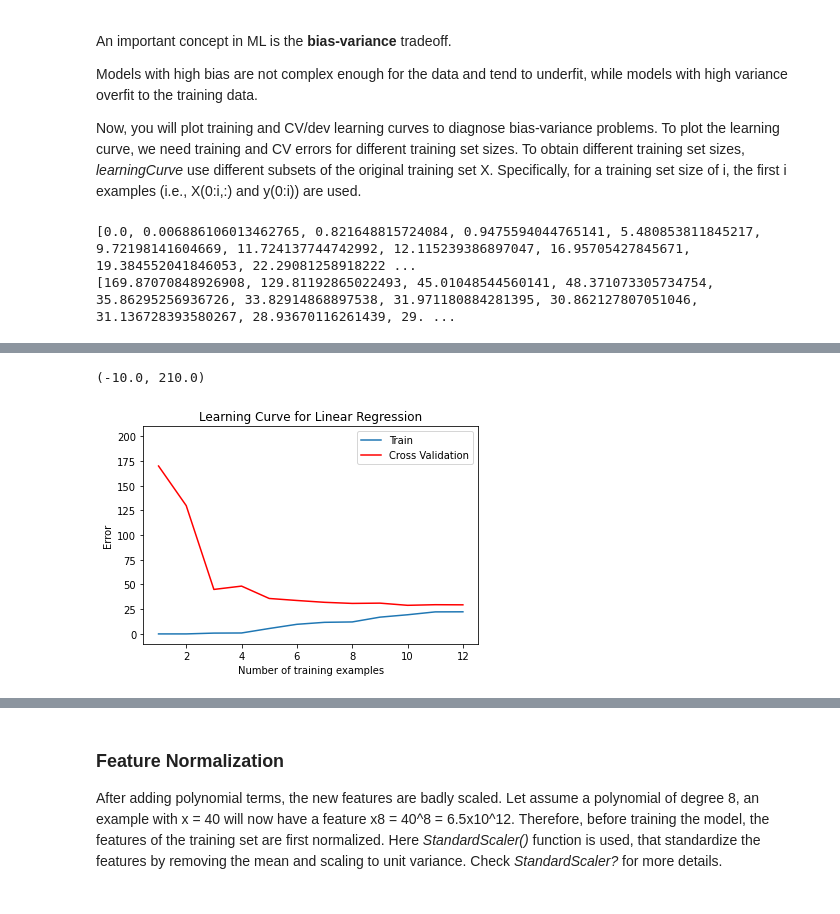
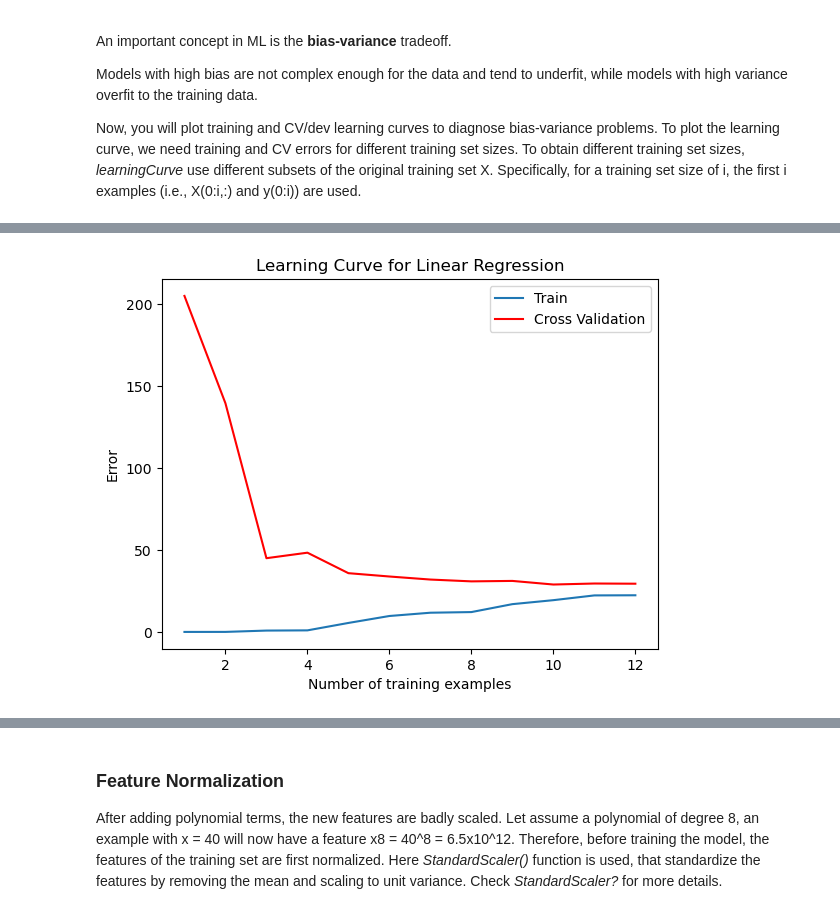
Before and after one commit to renanaferreira/FAA-repository, a Jupyter notebook: 05-ML-Bias-Variance/ML_BiasVariance.ipynb, the cells around one changed output, grey strips where cells are left out. Saved outputs shown, nothing was run; the diff lists cells and outputs as text; code cells hidden in the pictures.

```diff
--- a/05-ML-Bias-Variance/ML_BiasVariance.ipynb
+++ b/05-ML-Bias-Variance/ML_BiasVariance.ipynb
@@ -129,7 +130,8 @@ def gradientDescent(X,y,theta,learn_rate,num_iters,Lambda):
 # %%
 # add an extra columns of 1 to X (recall axis=0 are the rows, axis=1 are the columns)
 n = X.shape[1]
-X_1 = np.append(np.ones((m,1)), X, axis=1)
+X_1 = np.append(np.ones([m,1]), X, axis=1)
+print(X_1.shape)
 
 Lambda = 0
 learn_rate=0.001
@@ -222,9 +227,6 @@ Xval_1 = np.append(np.ones((mval,1)), Xval, axis=1)
 
 #Call learningCurve to compute E_train and E_validation
 error_train, error_val = learningCurve(X_1,y,Xval_1,yval,learn_rate,num_iter, Lambda)
-# %% [output]
-[0.0, 0.006886106013462765, 0.821648815724084, 0.9475594044765141, 5.480853811845217, 9.72198141604669, 11.724137744742992, 12.115239386897047, 16.95705427845671, 19.384552041846053, 22.29081258918222 ...
-[169.87070848926908, 129.81192865022493, 45.01048544560141, 48.371073305734754, 35.86295256936726, 33.82914868897538, 31.971180884281395, 30.862127807051046, 31.136728393580267, 28.93670116261439, 29. ...
 # %% [markdown]
 ### Plot the learning curves
 
@@ -235,14 +237,13 @@ Plot the learning curves as shown in Fig. 3. You can observe that both the train
 # %%
 plt.plot(range(1,m+1),error_train)
 plt.plot(range(1,m+1), error_val,color="r")
 plt.title("Learning Curve for Linear Regression")
 plt.xlabel("Number of training examples")
 plt.ylabel("Error")
 plt.legend(["Train", "Cross Validation"])
-plt.ylim(-10,210)
+plt.show()
 # %% [output]
-(-10.0, 210.0)
-[figure, old version]
+[figure, new version]
 # %% [markdown]
 ### Polynomial Regression
 
```
Also changed, not shown: parts of 9 cells of this notebook, 19 other files.
